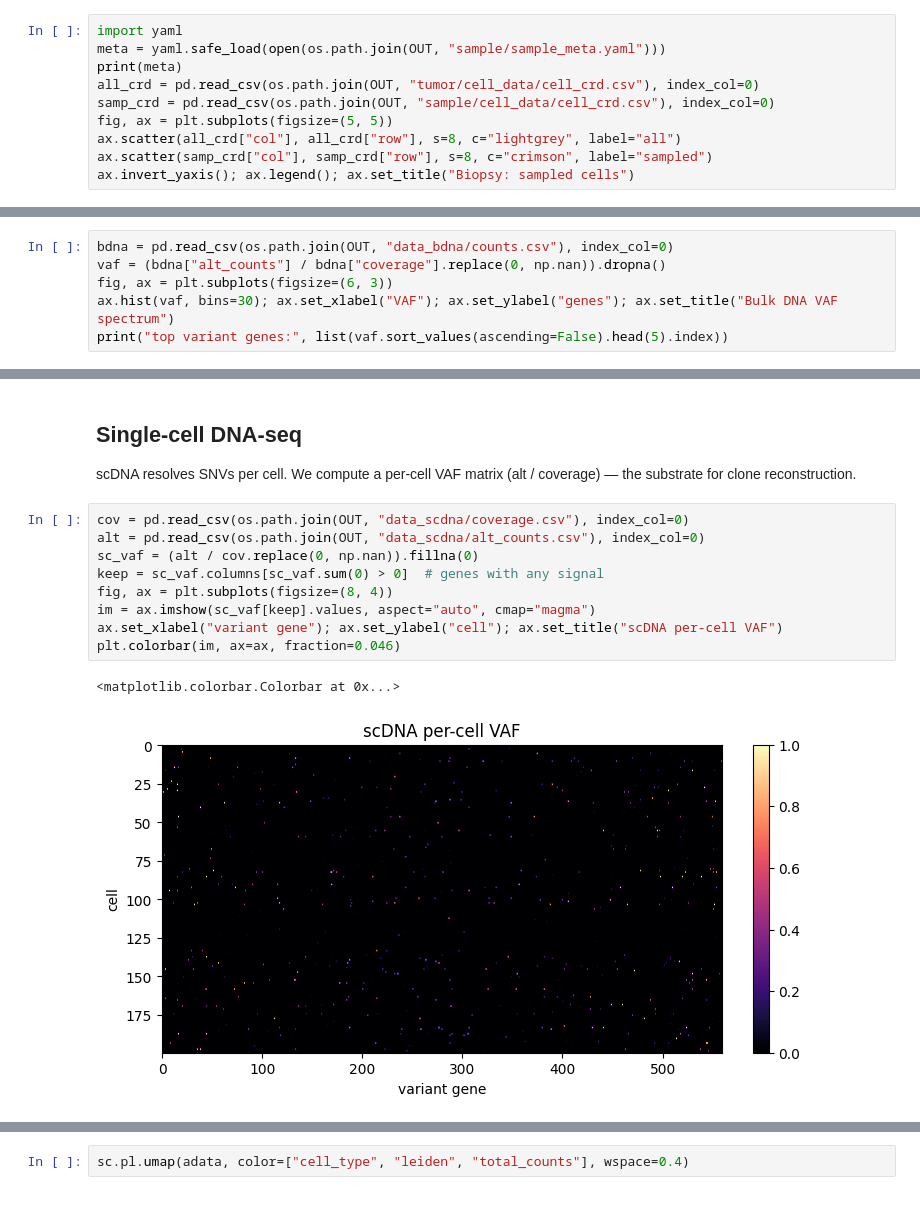
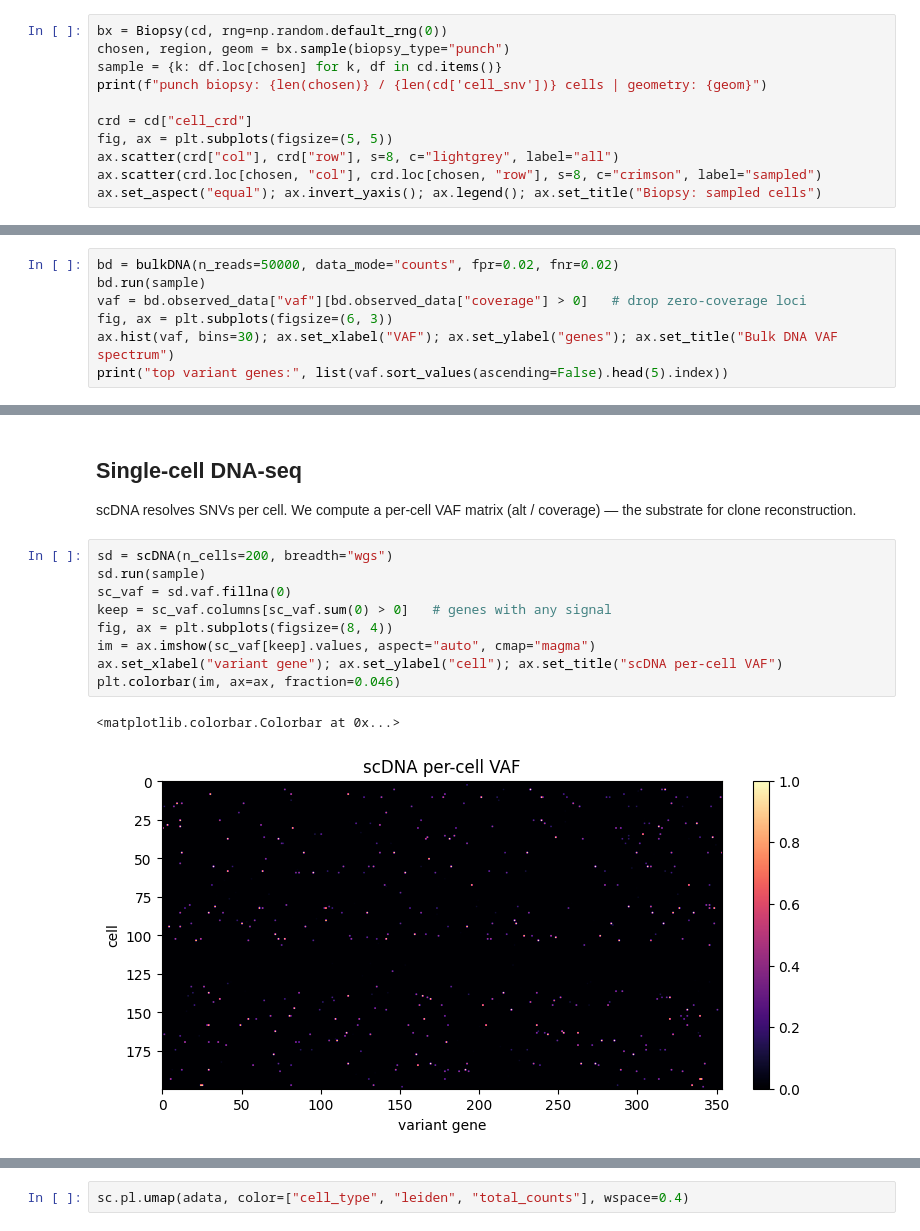
Before and after one commit to pedrofale/iscc, a Jupyter notebook: notebooks/03_data_overview.ipynb, the cells around one changed output, grey strips where cells are left out. Drawn from its saved outputs; the diff is of its cells as text.

```diff
--- a/notebooks/03_data_overview.ipynb
+++ b/notebooks/03_data_overview.ipynb
@@ -59,11 +64,12 @@ plt.colorbar(im, ax=ax, fraction=0.046)
 # %%
-import yaml
-meta = yaml.safe_load(open(os.path.join(OUT, "sample/sample_meta.yaml")))
-print(meta)
-all_crd = pd.read_csv(os.path.join(OUT, "tumor/cell_data/cell_crd.csv"), index_col=0)
-samp_crd = pd.read_csv(os.path.join(OUT, "sample/cell_data/cell_crd.csv"), index_col=0)
+bx = Biopsy(cd, rng=np.random.default_rng(0))
+chosen, region, geom = bx.sample(biopsy_type="punch")
+sample = {k: df.loc[chosen] for k, df in cd.items()}
+print(f"punch biopsy: {len(chosen)} / {len(cd['cell_snv'])} cells | geometry: {geom}")
+
+crd = cd["cell_crd"]
 fig, ax = plt.subplots(figsize=(5, 5))
-ax.scatter(all_crd["col"], all_crd["row"], s=8, c="lightgrey", label="all")
-ax.scatter(samp_crd["col"], samp_crd["row"], s=8, c="crimson", label="sampled")
-ax.invert_yaxis(); ax.legend(); ax.set_title("Biopsy: sampled cells")
+ax.scatter(crd["col"], crd["row"], s=8, c="lightgrey", label="all")
+ax.scatter(crd.loc[chosen, "col"], crd.loc[chosen, "row"], s=8, c="crimson", label="sampled")
+ax.set_aspect("equal"); ax.invert_yaxis(); ax.legend(); ax.set_title("Biopsy: sampled cells")
 # %% [output]
@@ -76,8 +82,9 @@ Text(0.5, 1.0, 'Biopsy: sampled cells')
 Bulk DNA pools the sampled cells. We get a per-gene coverage and alt-read count, from which we
 read out the **variant allele frequency (VAF)** spectrum.
 # %%
-bdna = pd.read_csv(os.path.join(OUT, "data_bdna/counts.csv"), index_col=0)
-vaf = (bdna["alt_counts"] / bdna["coverage"].replace(0, np.nan)).dropna()
+bd = bulkDNA(n_reads=50000, data_mode="counts", fpr=0.02, fnr=0.02)
+bd.run(sample)
+vaf = bd.observed_data["vaf"][bd.observed_data["coverage"] > 0]   # drop zero-coverage loci
 fig, ax = plt.subplots(figsize=(6, 3))
 ax.hist(vaf, bins=30); ax.set_xlabel("VAF"); ax.set_ylabel("genes"); ax.set_title("Bulk DNA VAF spectrum")
 print("top variant genes:", list(vaf.sort_values(ascending=False).head(5).index))
@@ -90,17 +97,17 @@ top variant genes: ['G_1_23', 'G_0_46', 'G_9_1', 'G_1_27', 'G_4_5']
 scDNA resolves SNVs per cell. We compute a per-cell VAF matrix (alt / coverage) — the substrate
 for clone reconstruction.
 # %%
-cov = pd.read_csv(os.path.join(OUT, "data_scdna/coverage.csv"), index_col=0)
-alt = pd.read_csv(os.path.join(OUT, "data_scdna/alt_counts.csv"), index_col=0)
-sc_vaf = (alt / cov.replace(0, np.nan)).fillna(0)
-keep = sc_vaf.columns[sc_vaf.sum(0) > 0]  # genes with any signal
+sd = scDNA(n_cells=200, breadth="wgs")
+sd.run(sample)
+sc_vaf = sd.vaf.fillna(0)
+keep = sc_vaf.columns[sc_vaf.sum(0) > 0]   # genes with any signal
 fig, ax = plt.subplots(figsize=(8, 4))
 im = ax.imshow(sc_vaf[keep].values, aspect="auto", cmap="magma")
 ax.set_xlabel("variant gene"); ax.set_ylabel("cell"); ax.set_title("scDNA per-cell VAF")
 plt.colorbar(im, ax=ax, fraction=0.046)
 # %% [output]
 <matplotlib.colorbar.Colorbar at 0x...>
-[figure, old version]
+[figure, new version]
 # %% [markdown]
 ## Single-cell RNA-seq
 
```
Also changed, not shown: parts of 10 cells of this notebook, 31 other files.
